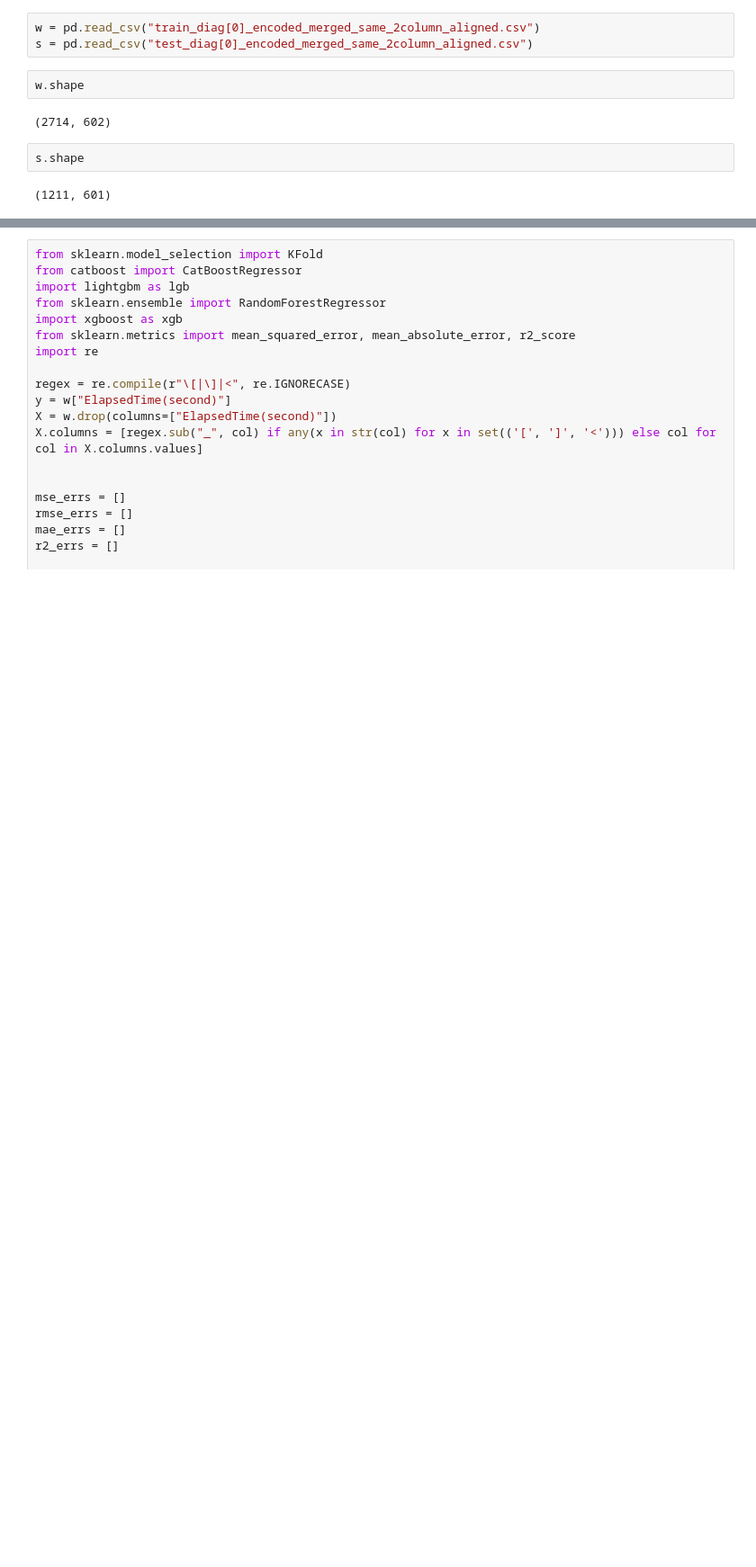
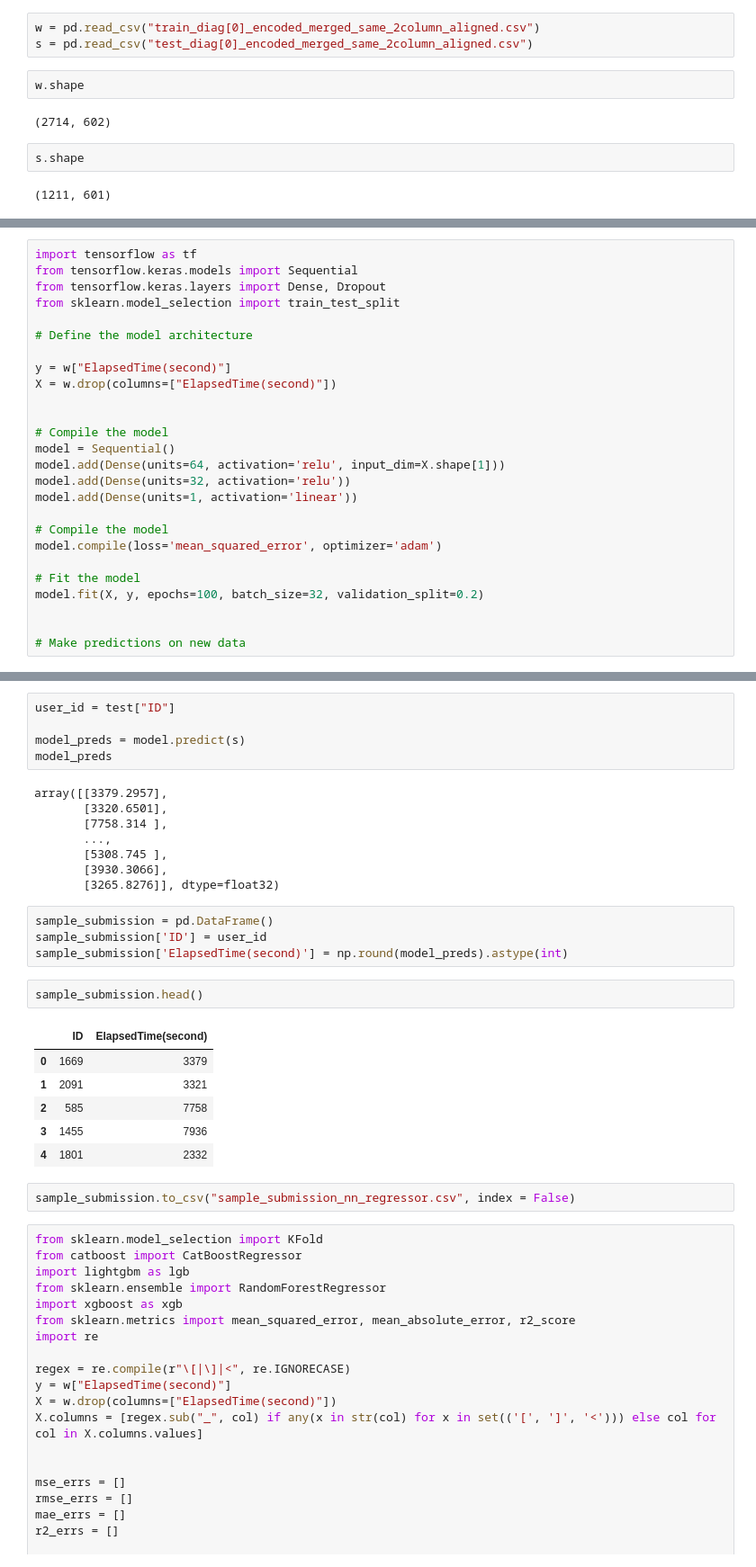
Before and after one commit to furkaneneseren/Datathon-Borda, a Jupyter notebook: surgery-datathon.ipynb, the cells around one changed output, grey strips where cells are left out. Shown at 90% size. Saved outputs shown, nothing was run; the diff lists cells and outputs as text; blank space fills up the shorter version.

```diff
--- a/surgery-datathon.ipynb
+++ b/surgery-datathon.ipynb
@@ -1703,0 +1851,26 @@ s.shape
+# %%
+import tensorflow as tf
+from tensorflow.keras.models import Sequential
+from tensorflow.keras.layers import Dense, Dropout
+from sklearn.model_selection import train_test_split
+
+# Define the model architecture
+
+y = w["ElapsedTime(second)"]
+X = w.drop(columns=["ElapsedTime(second)"])
+
+
+# Compile the model
+model = Sequential()
+model.add(Dense(units=64, activation='relu', input_dim=X.shape[1]))
+model.add(Dense(units=32, activation='relu'))
+model.add(Dense(units=1, activation='linear'))
+
+# Compile the model
+model.compile(loss='mean_squared_error', optimizer='adam')
+
+# Fit the model
+model.fit(X, y, epochs=100, batch_size=32, validation_split=0.2)
+
+
+# Make predictions on new data
@@ -1704,3 +1896,31 @@ s.shape
+# %%
+user_id = test["ID"]
+
+model_preds = model.predict(s)
+model_preds
+# %% [output]
+array([[3379.2957],
+       [3320.6501],
+       [7758.314 ],
+       ...,
+       [5308.745 ],
+       [3930.3066],
+       [3265.8276]], dtype=float32)
+# %%
+sample_submission = pd.DataFrame()
+sample_submission['ID'] = user_id
+sample_submission['ElapsedTime(second)'] = np.round(model_preds).astype(int)
+# %%
+sample_submission.head()
+# %% [output]
+|  | ID | ElapsedTime(second) |
+| 0 | 1669 | 3379 |
+| 1 | 2091 | 3321 |
+| 2 | 585 | 7758 |
+| 3 | 1455 | 7936 |
+| 4 | 1801 | 2332 |
+# %%
+sample_submission.to_csv("sample_submission_nn_regressor.csv", index = False)
 # %%
 from sklearn.model_selection import KFold
 from catboost import CatBoostRegressor
```
Also changed, not shown: parts of 11 cells of this notebook.
